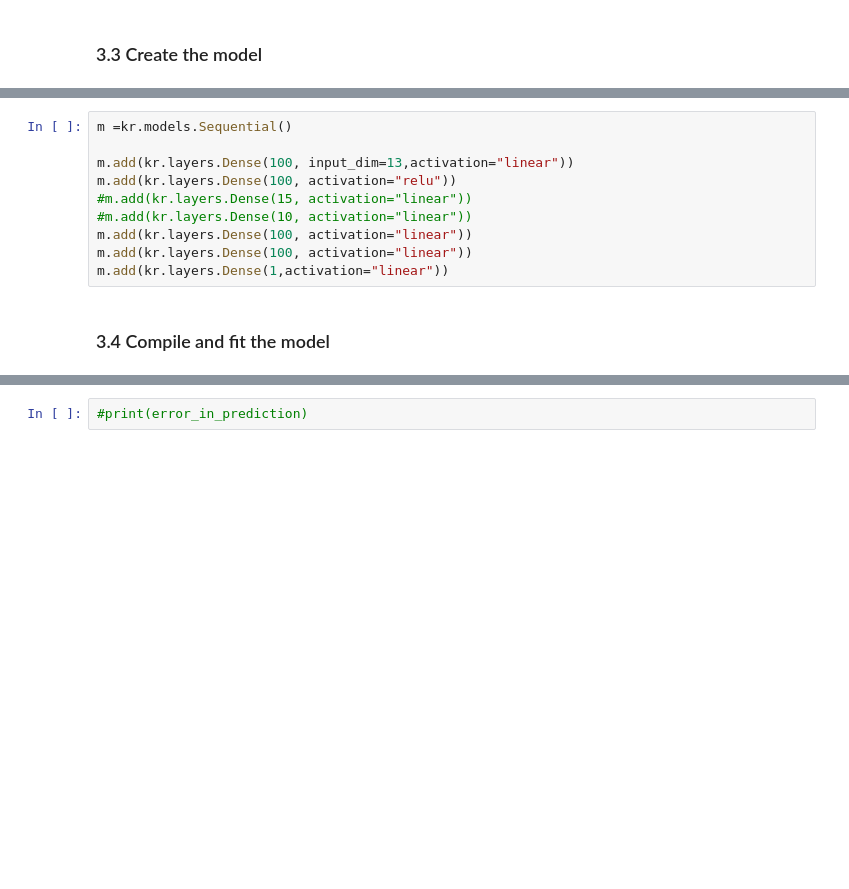
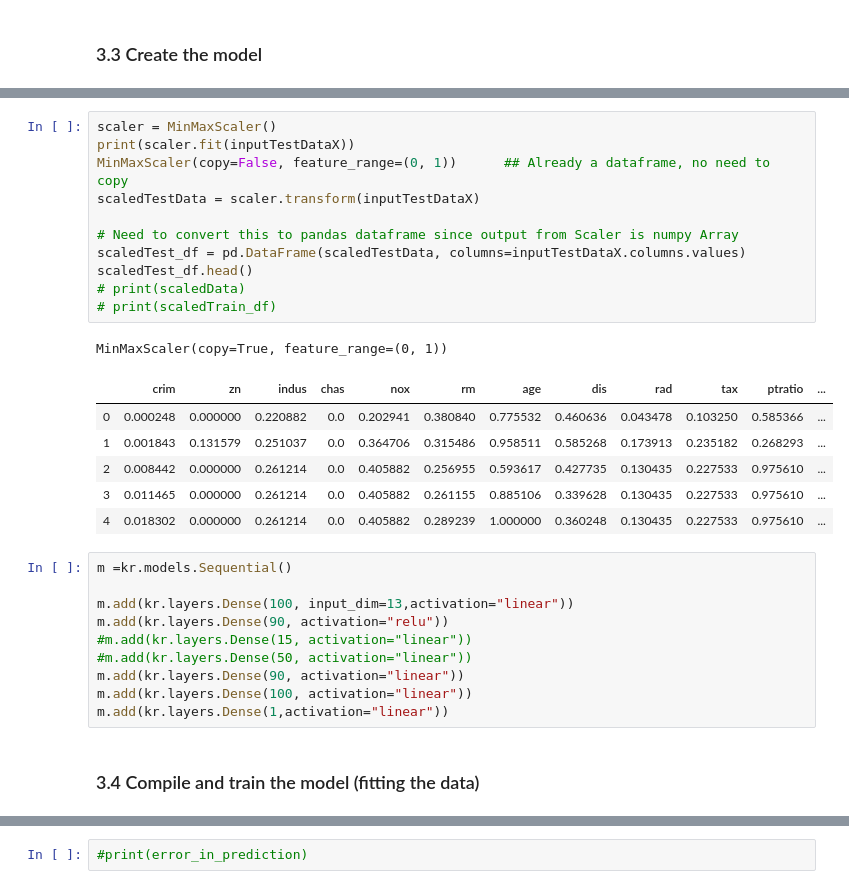
Before and after one commit to dewaledr/MLearning-Projects, a Jupyter notebook: Project_BostonHousePrices.ipynb, the cells around one changed output, grey strips where cells are left out. Drawn from its saved outputs; the diff is of its cells as text; blank space fills up the shorter version.

```diff
--- a/Project_BostonHousePrices.ipynb
+++ b/Project_BostonHousePrices.ipynb
@@ -766,15 +774,34 @@ MinMaxScaler(copy=True, feature_range=(0, 1))
+# %%
+scaler = MinMaxScaler()
+print(scaler.fit(inputTestDataX))
+MinMaxScaler(copy=False, feature_range=(0, 1))      ## Already a dataframe, no need to copy
+scaledTestData = scaler.transform(inputTestDataX)
+
+# Need to convert this to pandas dataframe since output from Scaler is numpy Array
+scaledTest_df = pd.DataFrame(scaledTestData, columns=inputTestDataX.columns.values)
+scaledTest_df.head()
+# print(scaledData)
+# print(scaledTrain_df)
+# %% [output]
+MinMaxScaler(copy=True, feature_range=(0, 1))
+|  | crim | zn | indus | chas | nox | rm | age | dis | rad | tax | ptratio | ... |
+| 0 | 0.000248 | 0.000000 | 0.220882 | 0.0 | 0.202941 | 0.380840 | 0.775532 | 0.460636 | 0.043478 | 0.103250 | 0.585366 | ... |
+| 1 | 0.001843 | 0.131579 | 0.251037 | 0.0 | 0.364706 | 0.315486 | 0.958511 | 0.585268 | 0.173913 | 0.235182 | 0.268293 | ... |
+| 2 | 0.008442 | 0.000000 | 0.261214 | 0.0 | 0.405882 | 0.256955 | 0.593617 | 0.427735 | 0.130435 | 0.227533 | 0.975610 | ... |
+| 3 | 0.011465 | 0.000000 | 0.261214 | 0.0 | 0.405882 | 0.261155 | 0.885106 | 0.339628 | 0.130435 | 0.227533 | 0.975610 | ... |
+| 4 | 0.018302 | 0.000000 | 0.261214 | 0.0 | 0.405882 | 0.289239 | 1.000000 | 0.360248 | 0.130435 | 0.227533 | 0.975610 | ... |
 # %%
 m =kr.models.Sequential()
 
 m.add(kr.layers.Dense(100, input_dim=13,activation="linear"))
-m.add(kr.layers.Dense(100, activation="relu"))
+m.add(kr.layers.Dense(90, activation="relu"))
 #m.add(kr.layers.Dense(15, activation="linear"))
-#m.add(kr.layers.Dense(10, activation="linear"))
-m.add(kr.layers.Dense(100, activation="linear"))
+#m.add(kr.layers.Dense(50, activation="linear"))
+m.add(kr.layers.Dense(90, activation="linear"))
 m.add(kr.layers.Dense(100, activation="linear"))
 m.add(kr.layers.Dense(1,activation="linear"))
 # %% [markdown]
-### 3.4 Compile and fit the model
+### 3.4 Compile and train the model (fitting the data)
 # %%
 m.compile(loss="mean_squared_error", optimizer="adam")
 
```
Also changed, not shown: parts of 29 cells of this notebook.
